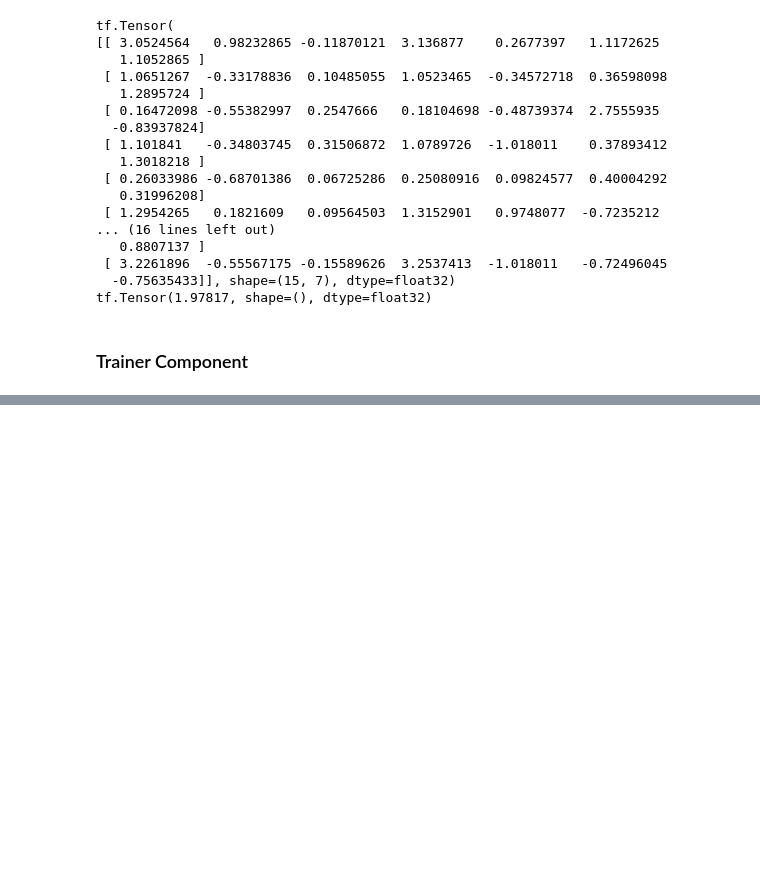
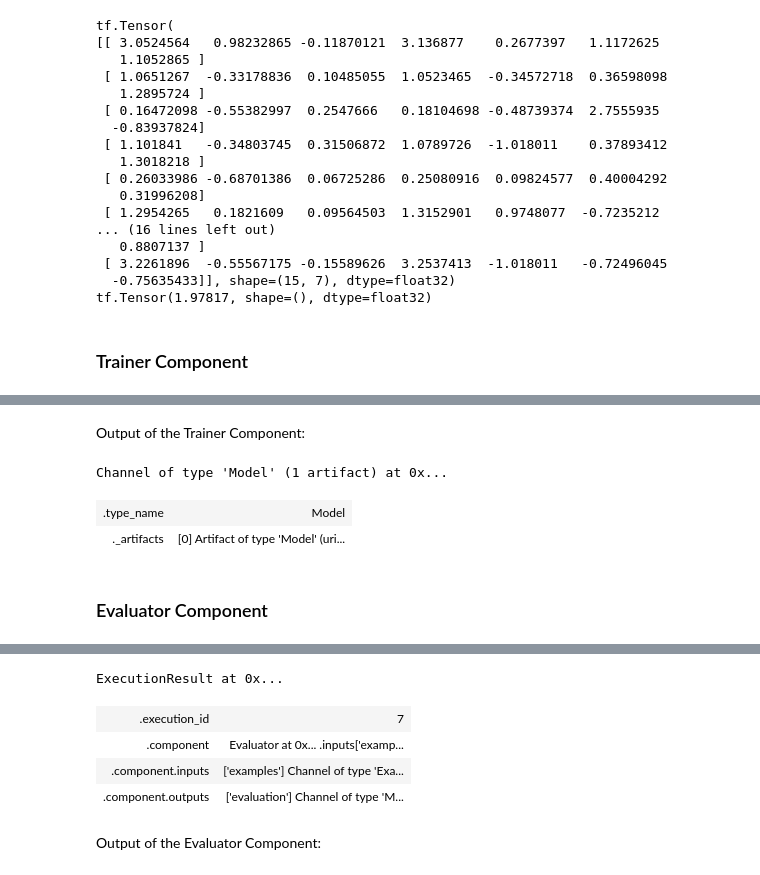
Before and after one commit to novicasarenac/tf-time-series, a Jupyter notebook: src/interactive_pipeline.ipynb, the cells around one changed output, grey strips where cells are left out. Saved outputs shown, nothing was run; the diff lists cells and outputs as text; code cells hidden in the pictures; blank space fills up the shorter version.

Commit message:
Evaluator component added to pipeline

```diff
--- a/src/interactive_pipeline.ipynb
+++ b/src/interactive_pipeline.ipynb
@@ -27,6 +29,7 @@ PIPELINE_NAME = 'timeseries_forecasting'
 TFRECORD_PATH = os.path.join(DATA_PATH, 'dataset.tfrecord')
 TRANSFORM_MODULE = 'transform.py'
 TRAINER_MODULE = 'trainer.py'
+LABEL_KEY = 'label'
 # %% [markdown]
 ## Preprocessed data
 
@@ -352,3 +355,31 @@ ExecutionResult at 0x...
 | .component | Trainer at 0x... .inputs['example... |
 | .component.inputs | ['examples'] Channel of type 'Exa... |
 | .component.outputs | ['model'] Channel of type 'Model'... |
+# %% [markdown]
+Output of the Trainer Component:
+# %%
+trainer.outputs['model']
+# %% [output]
+Channel of type 'Model' (1 artifact) at 0x...
+| .type_name | Model |
+| ._artifacts | [0] Artifact of type 'Model' (uri... |
+# %% [markdown]
+### Evaluator Component
+# %%
+model_spec = tfma.ModelSpec(label_key=LABEL_KEY)
+slicing_spec = tfma.SlicingSpec()
+metrics = [
+    tf.keras.metrics.MeanSquaredError(name='mse'),
+    tf.keras.metrics.MeanAbsoluteError(name='mae')
+]
+metrics_specs = tfma.metrics.specs_from_metrics(metrics)
+eval_config = tfma.EvalConfig(model_specs=[model_spec],
+                              slicing_specs=[slicing_spec],
+                              metrics_specs=metrics_specs)
+
+evaluator = Evaluator(examples=example_gen.outputs['examples'],
+                      model=trainer.outputs['model'],
+                      eval_config=eval_config)
+
+context.run(evaluator)
+# %% [output]
@@ -354,0 +387,7 @@ ExecutionResult at 0x...
+ExecutionResult at 0x...
+| .execution_id | 7 |
+| .component | Evaluator at 0x... .inputs['examp... |
+| .component.inputs | ['examples'] Channel of type 'Exa... |
+| .component.outputs | ['evaluation'] Channel of type 'M... |
+# %% [markdown]
+Output of the Evaluator Component:
```
Also changed, not shown: parts of 8 cells of this notebook, 4 other files.
